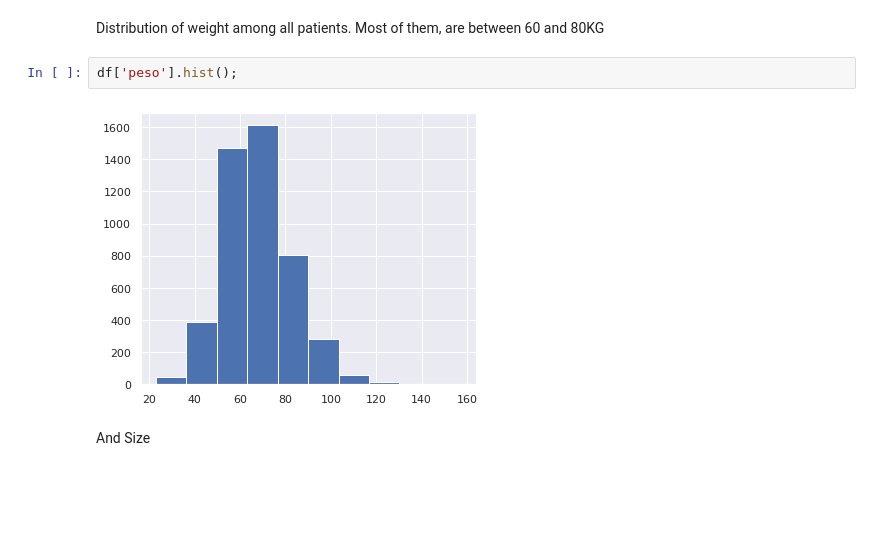
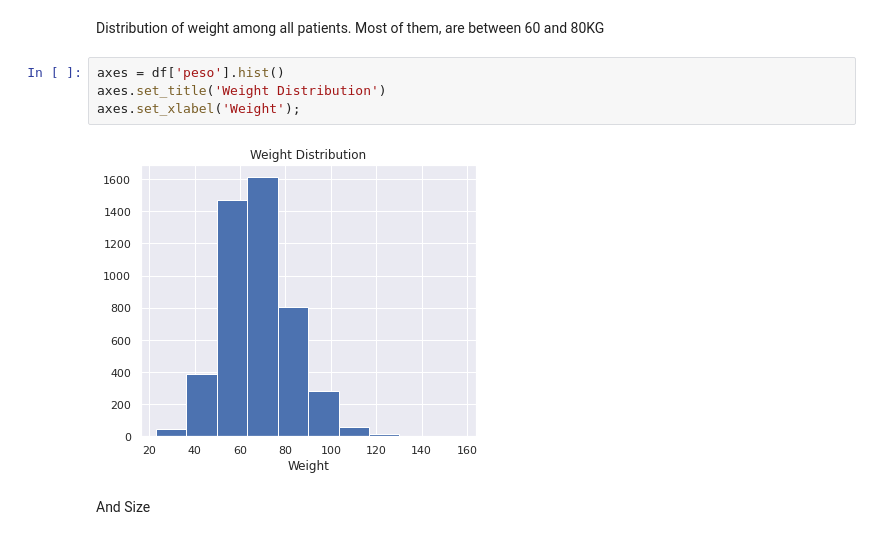
Before and after one commit to Teett/ds4a-team-62, a Jupyter notebook: notebooks/EDA_Proyect_Resultados_Consulta.ipynb, the cells around one changed output. Cells and saved outputs as stored; diff of their text form; blank space fills up the shorter version.

```diff
--- a/notebooks/EDA_Proyect_Resultados_Consulta.ipynb
+++ b/notebooks/EDA_Proyect_Resultados_Consulta.ipynb
@@ -434,10 +488,12 @@ df.head()
 5 rows × 45 columns
 # %% [markdown]
 Distribution of weight among all patients. Most of them, are between 60 and 80KG
-# %%
-df['peso'].hist();
-# %% [output]
-[figure, removed]
+# %%
+axes = df['peso'].hist()
+axes.set_title('Weight Distribution')
+axes.set_xlabel('Weight');
+# %% [output]
+[figure, added]
 # %% [markdown]
 And Size
 # %%
```
Also changed, not shown: parts of 11 cells of this notebook.
